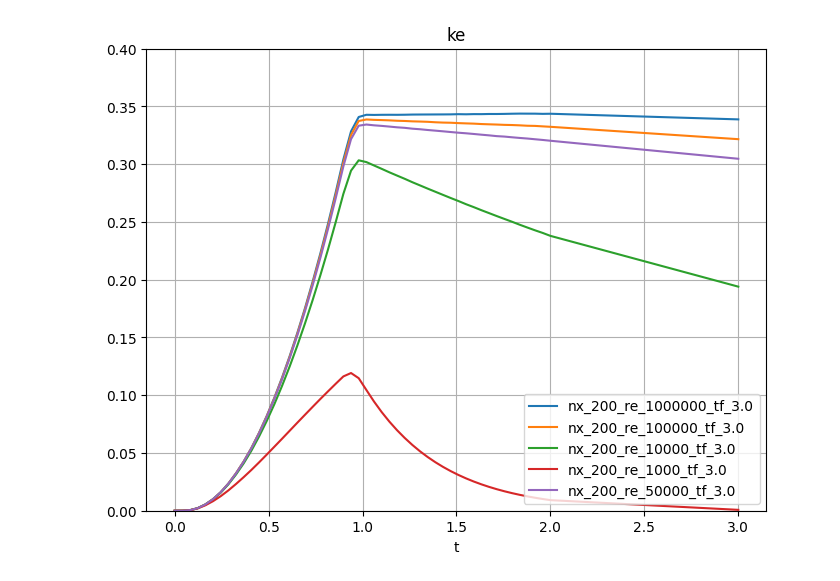
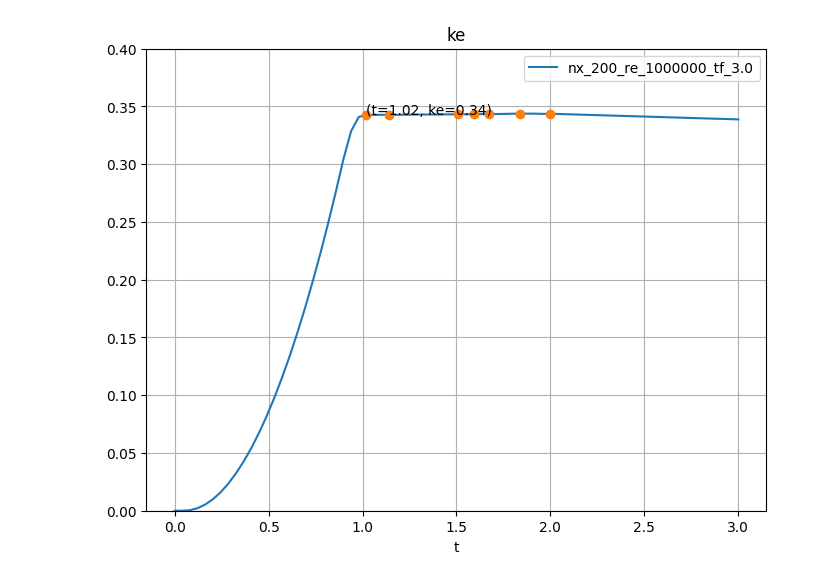
Before and after one commit to Prajwal-Prathiksh/ddp-thesis, a Jupyter notebook: plotter.ipynb, the cells around one changed output. Drawn from its saved outputs; the diff is of its cells as text; code cells hidden in the pictures.

```diff
--- a/plotter.ipynb
+++ b/plotter.ipynb
@@ -108,6 +108,15 @@ def plotter(parent_dir, plot_type, **kwargs):
                     plot_exact = True
                 plt.plot(t, data['ke'], label=plt_label)
 
+                # Plot local maximas as dots
+                maxima = argrelextrema(data['ke'], np.greater)
+                plt.plot(t[maxima], data['ke'][maxima], 'o')
+                plt.annotate(
+                    f'(t={t[maxima][0]:.2f}, ke={data["ke"][maxima][0]:.2f})',
+                    (t[maxima][0], data['ke'][maxima][0]),
+                    xytext=(t[maxima][0], data['ke'][maxima][0])
+                )
+
     if plot_type == 'ke':
         plt.ylim(0, 0.4)
         plt.grid()
@@ -134,8 +139,8 @@ master_dict, select_subfolder(fldrs, nx='200')
 # %%
 # plotter('outputs/temp_tgv', 'ke', re='1000')
-plotter('outputs/tgv_external_forcing_colagrossi2021', 'ke', nx='200')
+plotter('outputs/tgv_external_forcing_colagrossi2021', 'ke', re=str(1_000_000))
 # %% [output]
-[figure, old version]
+[figure, new version]
 # %%
 # plot_type_options = ['decay', 'l1', 'linf', 'p_l1', 'ke']
 # interact(
```
Also changed, not shown: parts of 2 cells of this notebook, 2 other files.
